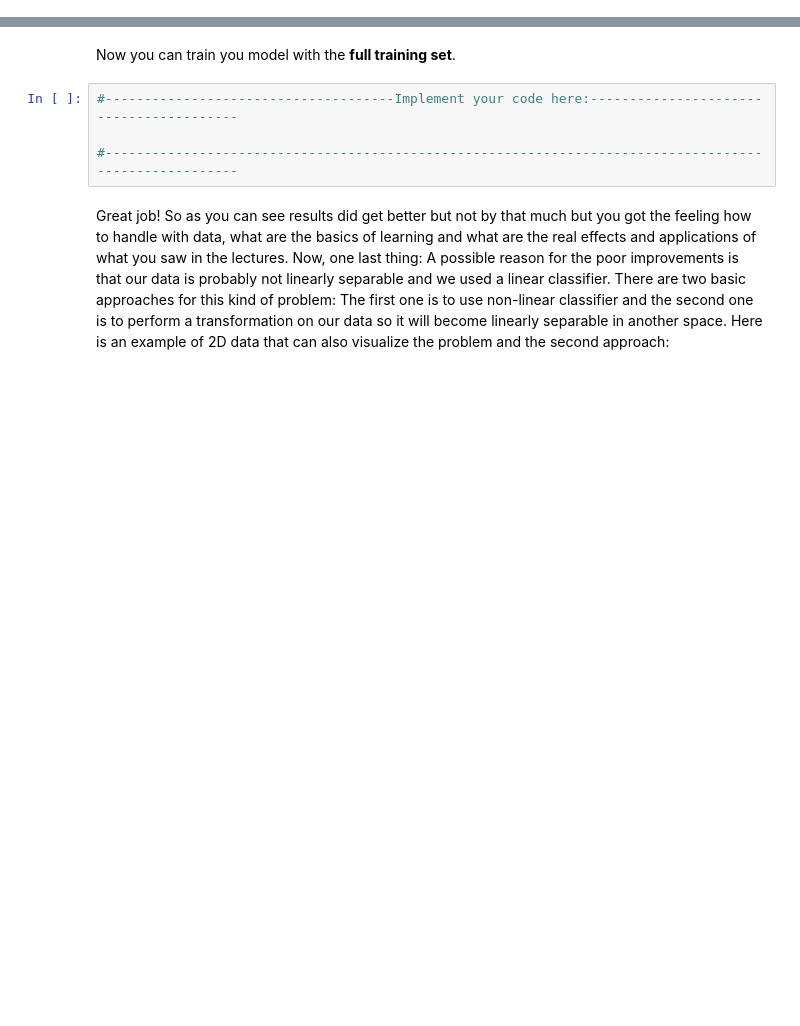
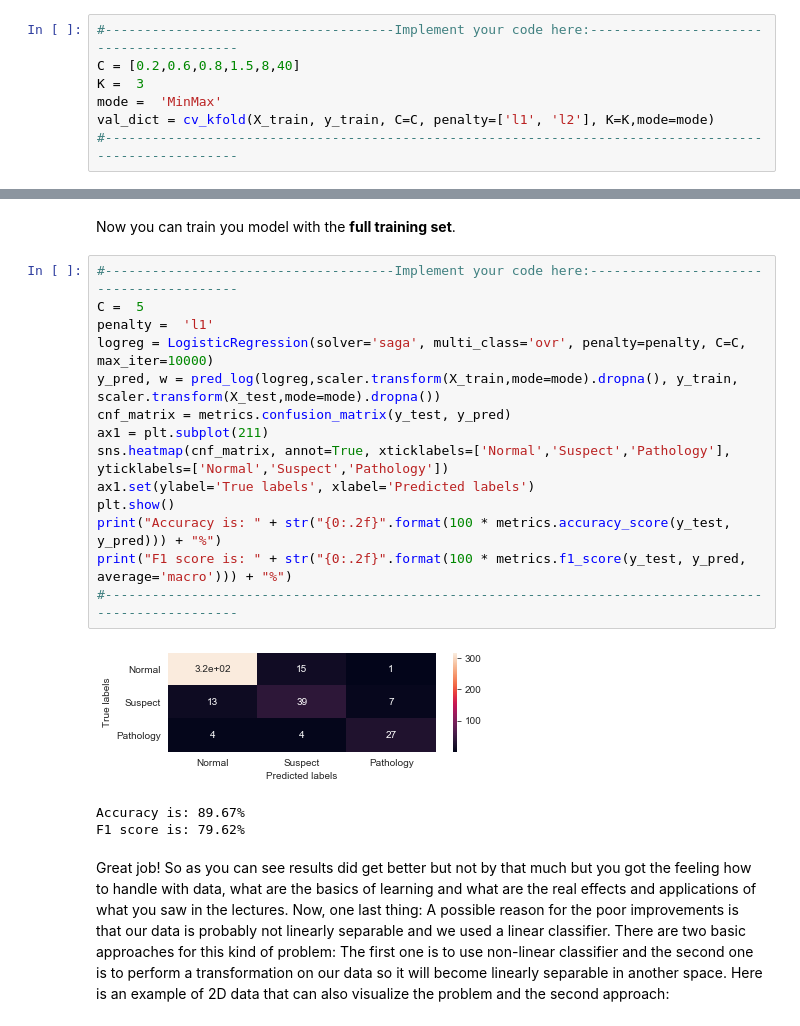
Before and after one commit to FalconSupernova/hw1-hw1_206520207_941190720-1, a Jupyter notebook: HW1.ipynb, the cells around one changed output, grey strips where cells are left out. Saved outputs shown, nothing was run; the diff lists cells and outputs as text; blank space fills up the shorter version.

```diff
--- a/HW1.ipynb
+++ b/HW1.ipynb
@@ -389,3 +535,10 @@ This function might take a while to perform depending on $ K $ and the number of
+# %%
+#-------------------------------------Implement your code here:----------------------------------------
+C = [0.2,0.6,0.8,1.5,8,40]
+K =  3
+mode =  'MinMax'
+val_dict = cv_kfold(X_train, y_train, C=C, penalty=['l1', 'l2'], K=K,mode=mode)
+#------------------------------------------------------------------------------------------------------
 # %% [markdown]
 Let's visualize your results:
 # %%
@@ -406,10 +561,24 @@ You can now choose parameters according to the results. Explain why did you choo
 ### Answer:
 # %% [markdown]
 Now you can train you model with the **full training set**.
-# %%
-#-------------------------------------Implement your code here:----------------------------------------
-
-#------------------------------------------------------------------------------------------------------
+# %%
+#-------------------------------------Implement your code here:----------------------------------------
+C =  5
+penalty =  'l1'
+logreg = LogisticRegression(solver='saga', multi_class='ovr', penalty=penalty, C=C, max_iter=10000)
+y_pred, w = pred_log(logreg,scaler.transform(X_train,mode=mode).dropna(), y_train, scaler.transform(X_test,mode=mode).dropna())
+cnf_matrix = metrics.confusion_matrix(y_test, y_pred)
+ax1 = plt.subplot(211)
+sns.heatmap(cnf_matrix, annot=True, xticklabels=['Normal','Suspect','Pathology'], yticklabels=['Normal','Suspect','Pathology'])
+ax1.set(ylabel='True labels', xlabel='Predicted labels')
+plt.show()
+print("Accuracy is: " + str("{0:.2f}".format(100 * metrics.accuracy_score(y_test, y_pred))) + "%")
+print("F1 score is: " + str("{0:.2f}".format(100 * metrics.f1_score(y_test, y_pred, average='macro'))) + "%")
+#------------------------------------------------------------------------------------------------------
+# %% [output]
+[figure, added]
+Accuracy is: 89.67%
+F1 score is: 79.62%
 # %% [markdown]
 Great job! So as you can see results did get better but not by that much but you got the feeling how to handle with data, what are the basics of learning and what are the real effects and applications of what you saw in the lectures. Now, one last thing: A possible reason for the poor improvements is that our data is probably not linearly separable and we used a linear classifier. There are two basic approaches for this kind of problem:
 The first one is to use non-linear classifier and the second one is to perform a transformation on our data so it will become linearly separable in another space. Here is an example of 2D data that can also visualize the problem and the second approach:
```
Also changed, not shown: parts of 46 cells of this notebook, 3 other files.
